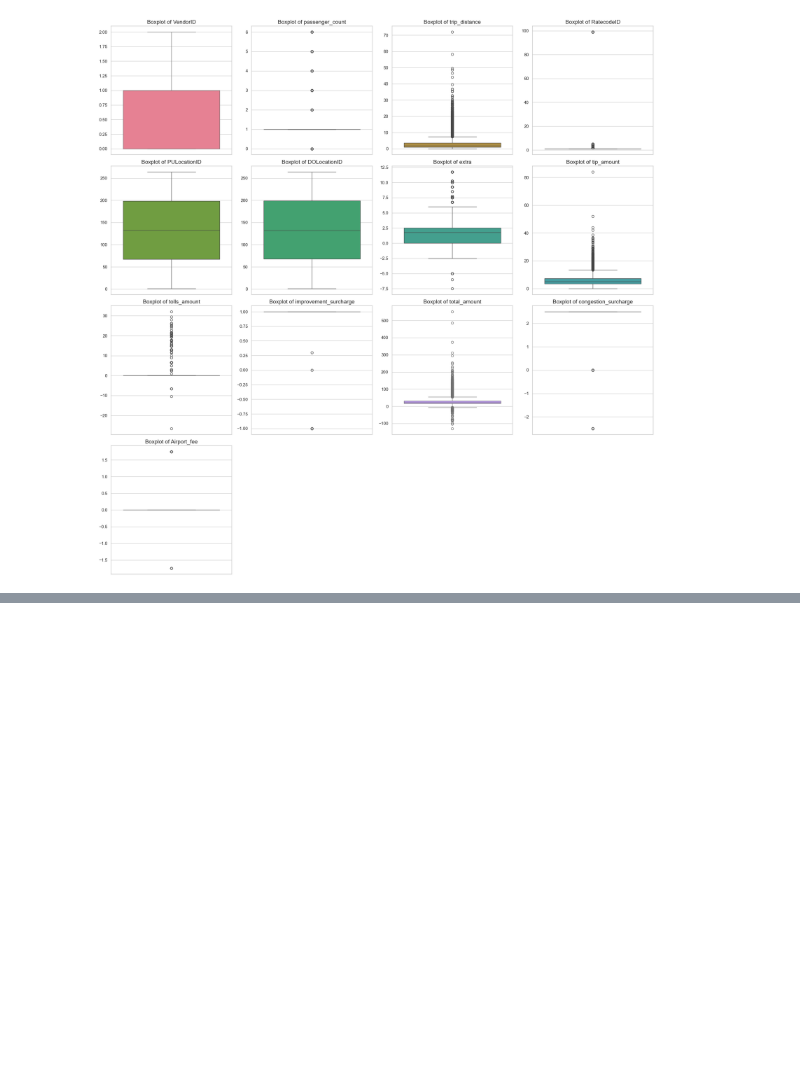
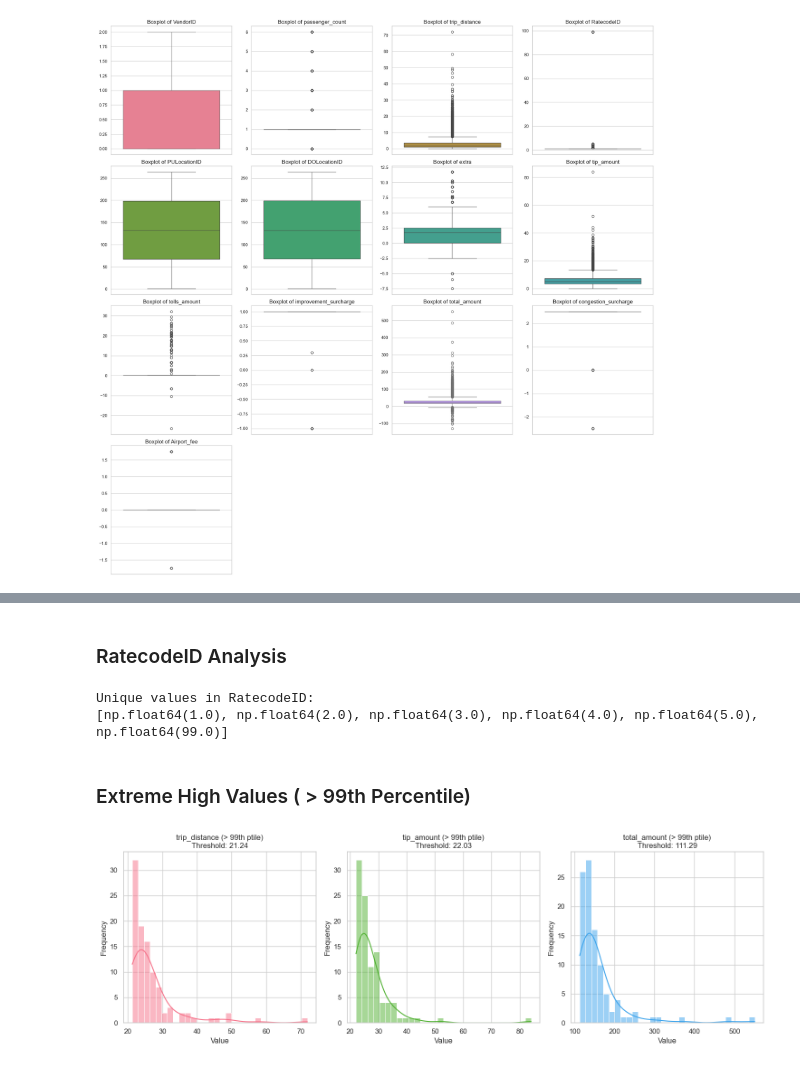
Before and after one commit to k26rahul/machine-learning-practice, a Jupyter notebook: kaggle-assignment-1/main.ipynb, the cells around one changed output, grey strips where cells are left out. Cells and saved outputs as stored; diff of their text form; code cells hidden in the pictures; blank space fills up the shorter version.

```diff
--- a/kaggle-assignment-1/main.ipynb
+++ b/kaggle-assignment-1/main.ipynb
@@ -173,20 +171,27 @@ Histograms for numerical features.
 # %% [markdown]
 ### Temporal Features
 # %%
-# Converting temporal columns to datetime objects.
-train['tpep_pickup_datetime'] = pd.to_datetime(train['tpep_pickup_datetime'])
-train['tpep_dropoff_datetime'] = pd.to_datetime(train['tpep_dropoff_datetime'])
+# Processing temporal columns for train and test sets.
 
-# Extracting hour and day of week from pickup datetime.
-train['pickup_hour'] = train['tpep_pickup_datetime'].dt.hour
-train['pickup_day'] = train['tpep_pickup_datetime'].dt.day_name()
+for df in [train, test]:
+  # Convert to datetime
+  df['tpep_pickup_datetime'] = pd.to_datetime(df['tpep_pickup_datetime'])
+  df['tpep_dropoff_datetime'] = pd.to_datetime(df['tpep_dropoff_datetime'])
 
-print("Row counts for each hour of the day:")
+  # Engineer trip duration
+  df['trip_duration'] = (df['tpep_dropoff_datetime'] -
+                         df['tpep_pickup_datetime']).dt.total_seconds() / 60.0
+
+  # Extract hour and day
+  df['pickup_hour'] = df['tpep_pickup_datetime'].dt.hour
+  df['pickup_day'] = df['tpep_pickup_datetime'].dt.day_name()
+
+print("Row counts for each hour of the day (Train):")
 hour_counts = train['pickup_hour'].value_counts().sort_index().reset_index()
 hour_counts.columns = ['Hour', 'Row Count']
 display(hour_counts)
 
-print("Row counts for each day of the week:")
+print("Row counts for each day of the week (Train):")
 day_counts = train['pickup_day'].value_counts().reset_index()
 day_counts.columns = ['Day of Week', 'Row Count']
 display(day_counts)
@@ -488,0 +528,35 @@ plt.tight_layout()
+# %% [markdown]
+### RatecodeID Analysis
+# %%
+print("Unique values in RatecodeID:")
+ratecode_uniques = train['RatecodeID'].unique()
+print(sorted(ratecode_uniques))
+# %% [output]
+Unique values in RatecodeID:
+[np.float64(1.0), np.float64(2.0), np.float64(3.0), np.float64(4.0), np.float64(5.0), np.float64(99.0)]
+# %% [markdown]
+### Extreme High Values ( > 99th Percentile)
+# %%
+# Plotting distributions for values above the 99th percentile.
+cols_to_plot = ['trip_distance', 'tip_amount', 'total_amount']
+
+_ = plt.figure(figsize=(15, 5))
+_ = sns.set_theme(style="whitegrid")
+
+for i, col in enumerate(cols_to_plot):
+  _ = plt.subplot(1, 3, i + 1)
+
+  # Calculate 99th percentile threshold
+  threshold = train[col].quantile(0.99)
+
+  # Filter data above the threshold
+  extreme_data = train[train[col] > threshold][col]
+
+  _ = sns.histplot(extreme_data, bins=30, kde=True, color=sns.color_palette("husl", 3)[i])
+  _ = plt.title(f"{col} (> 99th ptile)\nThreshold: {threshold:.2f}", fontsize=12)
+  _ = plt.xlabel("Value")
+  _ = plt.ylabel("Frequency")
+
+plt.tight_layout()
+# %% [output]
+[figure, added]
```
Also changed, not shown: parts of 77 cells of this notebook, 1 other file.
